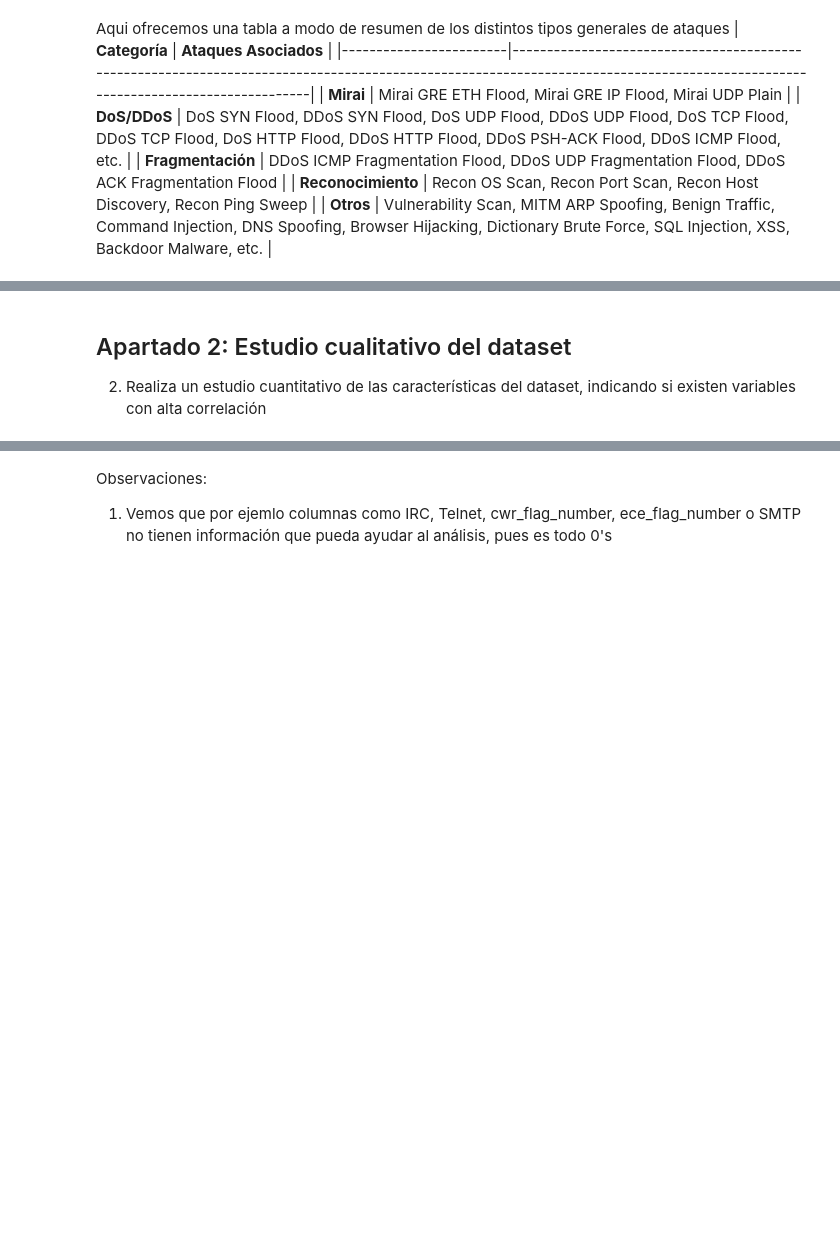
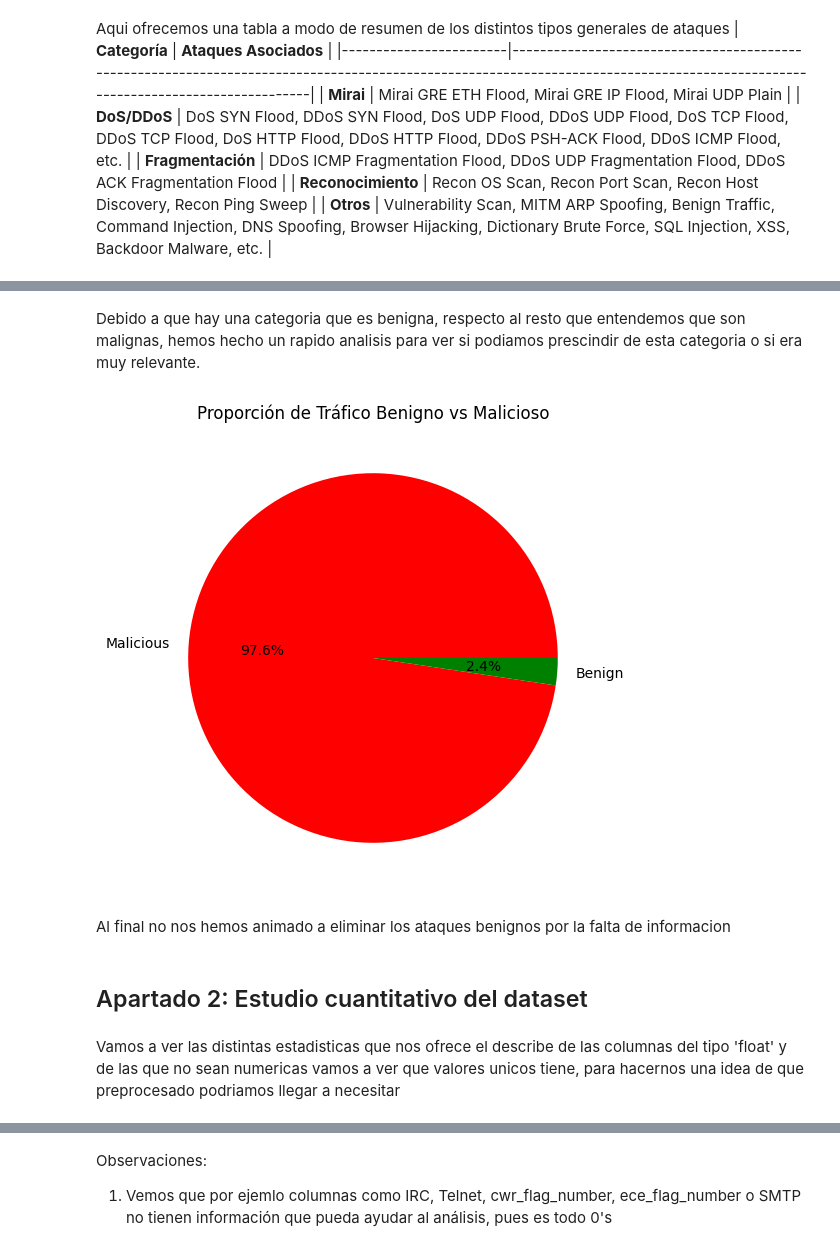
Before and after one commit to AndreesBenitoo/practicaMCP_rinconbenito, a Jupyter notebook: ataques_red.ipynb, the cells around one changed output, grey strips where cells are left out. Saved outputs shown, nothing was run; the diff lists cells and outputs as text; code cells hidden in the pictures; blank space fills up the shorter version.

Commit message:
Ultima version del estudio

```diff
--- a/ataques_red.ipynb
+++ b/ataques_red.ipynb
@@ -343,6 +278,22 @@ df['Category'].value_counts()
-# %% [markdown]
-## Apartado 2: Estudio cualitativo del dataset
-2. Realiza un estudio cuantitativo de las características del dataset, indicando si existen variables con alta correlación
+# %% [markdown]
+Debido a que hay una categoria que es benigna, respecto al resto que entendemos que son malignas, hemos hecho un rapido analisis para ver si podiamos prescindir de esta categoria o si era muy relevante.
+# %%
+df['is_malicious'] = df['label'].apply(lambda x: 'Benign' if x == 'BenignTraffic' else 'Malicious')
+benign_vs_malicious = df['is_malicious'].value_counts()
+
+plt.figure(figsize=(6, 6))
+benign_vs_malicious.plot(kind='pie', autopct='%1.1f%%', labels=['Malicious', 'Benign'], colors=['red', 'green'])
+plt.title('Proporción de Tráfico Benigno vs Malicioso')
+plt.ylabel('')
+plt.show()
+# %% [output]
+[figure, added]
+# %% [markdown]
+Al final no nos hemos animado a eliminar los ataques benignos por la falta de informacion
+# %% [markdown]
+## Apartado 2: Estudio cuantitativo del dataset
+# %% [markdown]
+Vamos a ver las distintas estadisticas que nos ofrece el describe de las columnas del tipo 'float' y de las que no sean numericas vamos a ver que valores unicos tiene, para hacernos una idea de que preprocesado podriamos llegar a necesitar
 # %%
 for i in df.columns:
   print(df[i].describe())
```
Also changed, not shown: parts of 96 cells of this notebook, 1 other file.
